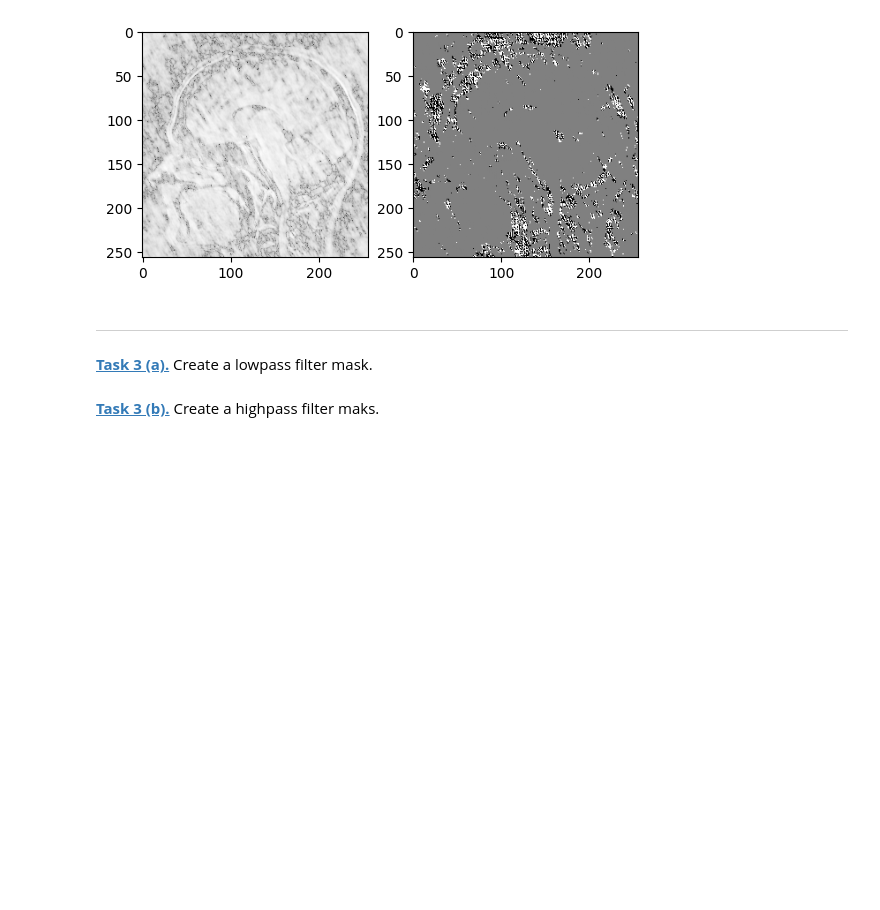
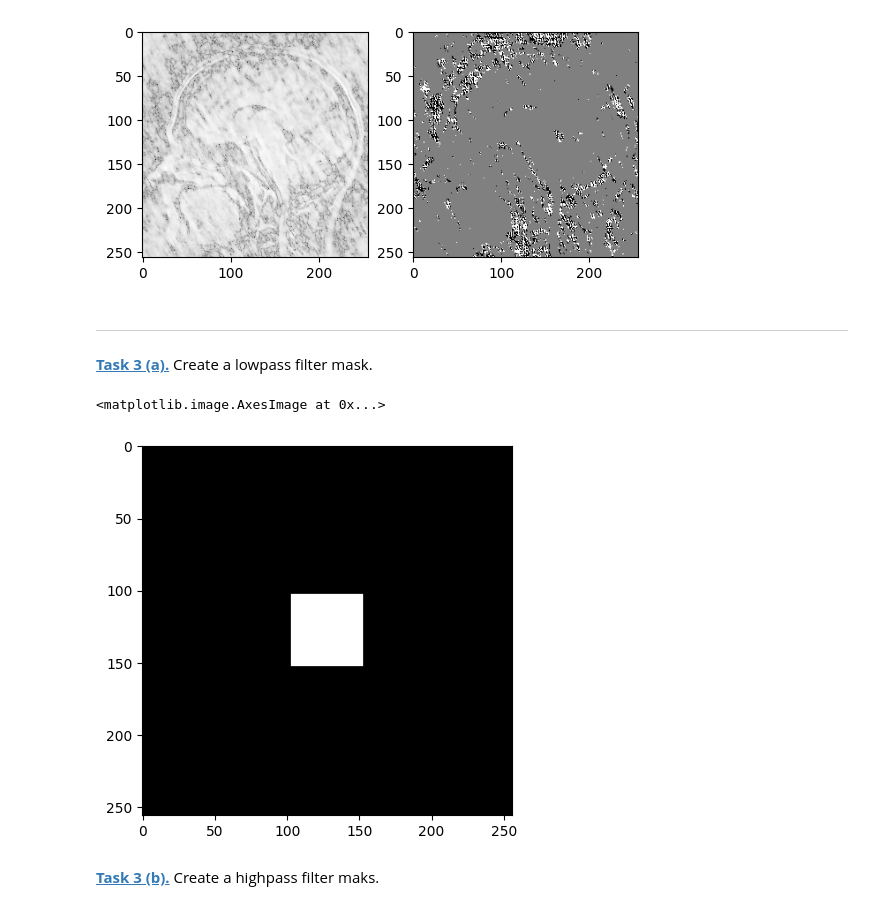
Before and after one commit to CihZyrk/mobi-fs5-python, a Jupyter notebook: fourier.ipynb, the cells around one changed output. Cells and saved outputs as stored; diff of their text form; code cells hidden in the pictures; blank space fills up the shorter version.

Commit message:
Finish mask almost

```diff
--- a/fourier.ipynb
+++ b/fourier.ipynb
@@ -148,5 +148,17 @@ The phase carries more information!
 **[Task 3 (a).]()** Create a lowpass filter mask.
 # %%
 filter_window_size = 50
+# %%
+H, W = MR_amplitude_shift.shape
+mask_lp = np.zeros_like(MR_amplitude_shift)
+
+half = filter_window_size // 2
+cy, cx = H // 2, W // 2
+
+mask_lp[cy-half:cy+half, cx-half:cx+half] = 1
+plt.imshow(mask_lp, cmap = "gray")
+# %% [output]
+<matplotlib.image.AxesImage at 0x...>
+[figure, added]
 # %% [markdown]
 **[Task 3 (b).]()** Create a highpass filter maks.
```
Also changed, not shown: parts of 2 cells of this notebook.
